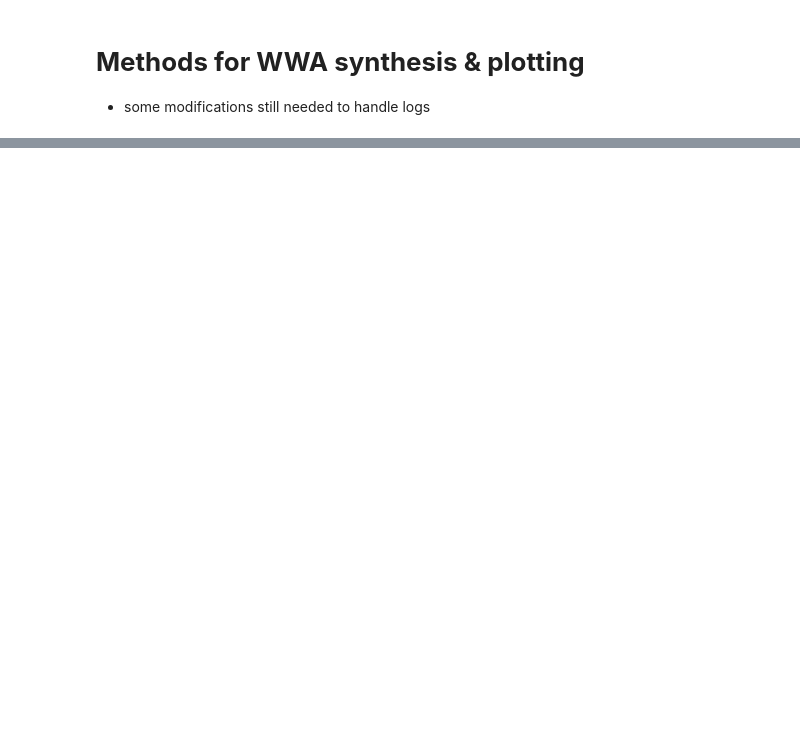
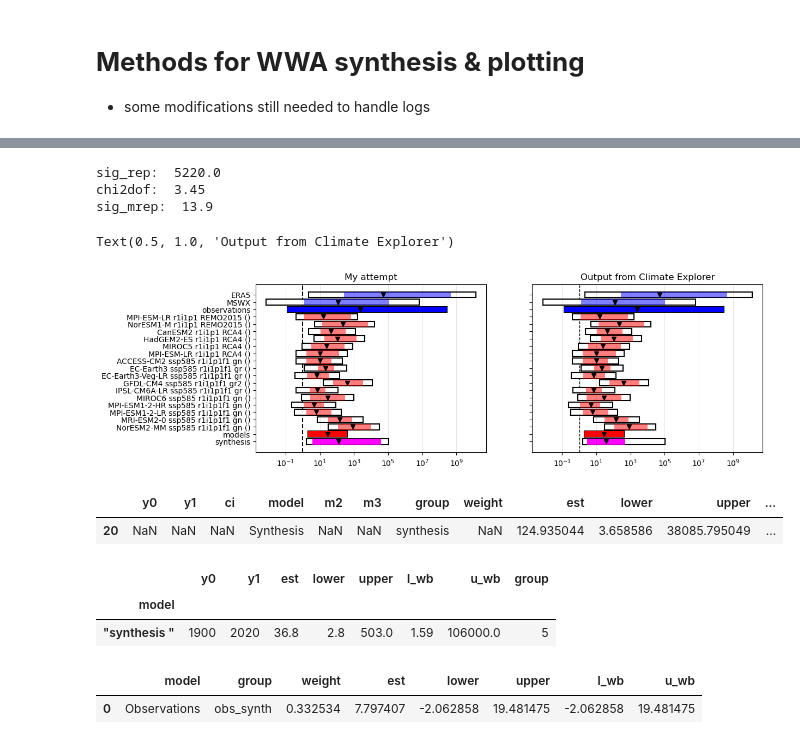
Before and after one commit to clairbarnes/wwa-current, a Jupyter notebook: 00_model-fitting-dev/synthesis/synthesis-python.ipynb, the cells around one changed output, grey strips where cells are left out. Saved outputs shown, nothing was run; the diff lists cells and outputs as text; code cells hidden in the pictures; blank space fills up the shorter version.

Commit message:
Logged synthesis still has some errors

```diff
--- a/00_model-fitting-dev/synthesis/synthesis-python.ipynb
+++ b/00_model-fitting-dev/synthesis/synthesis-python.ipynb
@@ -218,0 +220,29 @@ sig_mrep:  3.97
+# %%
+def plot_from_cx(fnm, ax = None, logged = False):
+
+    df = pd.read_fwf(fnm, comment = "#", header = None, widths = [5,5,12,12,12,12,12,4,99],
+                     names = ["y0", "y1", "est", "lower", "upper", "l_wb", "u_wb", "group", "model"], index_col = "model")
+
+    if not ax: fig, ax = plt.subplots(dpi = 100)
+
+    gcols = ["blue", "blue", "red", "red", "magenta"]
+    galpha = [0.5,1,0.5,1,1]
+
+    ax.grid(axis = "x", color = "k", alpha = 0.1, ls = "-", zorder = -99)
+
+    for k in range(len(df)):
+
+        r = df.iloc[k]
+        ax.add_patch(Rectangle((r.l_wb,-k-0.4), r.u_wb - r.l_wb, 0.8, edgecolor = "k", facecolor = "w", lw = 1.5))
+        ax.add_patch(Rectangle((r.lower,-k-0.4), r.upper - r.lower, 0.8, facecolor = gcols[int(r.group)-1], alpha = galpha[int(r.group)-1]))
+
+        ax.plot(r.est, -k, color = "k", marker = "v")
+
+    if logged:
+        ax.set_xscale('log')
+        ax.axvline(1, ls = "--", color = "k", lw = 1, zorder = -99)
+    else:
+        ax.axvline(0, ls = "--", color = "k", lw = 1, zorder = -99)
+
+    ax.set_yticks(range(0, -len(df), -1))
+    ax.set_yticklabels([re.sub('"', '', r).strip() for r in df.index])
@@ -218,0 +406,18 @@ sig_mrep:  3.97
+# %%
+fig, axs = plt.subplots(ncols = 2, sharey = True, sharex = True, figsize = (12,4))
+
+plot_synthesis(res, logged = True, ax = axs[0], add_space = False)
+axs[0].set_title("My attempt")
+
+plot_from_cx("pr_synth_out.txt", logged = True, ax = axs[1])
+axs[1].set_title("Output from Climate Explorer")
+
+# representation uncertainty (2&sigma;) factor    0.522E+04
+# model chi2/dof =      3.455
+# model uncertainty (2&sigma;) factor     13.9
+# %% [output]
+sig_rep:  5220.0
+chi2dof:  3.45
+sig_mrep:  13.9
+Text(0.5, 1.0, 'Output from Climate Explorer')
+[figure, added]
@@ -218,0 +445,11 @@ sig_mrep:  3.97
+# %%
+synth_res.loc[synth_res.group == "synthesis"]
+# %% [output]
+|  | y0 | y1 | ci | model | m2 | m3 | group | weight | est | lower | upper | ... |
+| 20 | NaN | NaN | NaN | Synthesis | NaN | NaN | synthesis | NaN | 124.935044 | 3.658586 | 38085.795049 | ... |
+# %%
+df_out.loc[df_out.group == 5]
+# %% [output]
+|  | y0 | y1 | est | lower | upper | l_wb | u_wb | group |
+| model |  |  |  |  |  |  |  |  |
+| "synthesis " | 1900 | 2020 | 36.8 | 2.8 | 503.0 | 1.59 | 106000.0 | 5 |
@@ -218,0 +458,5 @@ sig_mrep:  3.97
+# %%
+obs_synth
+# %% [output]
+|  | model | group | weight | est | lower | upper | l_wb | u_wb |
+| 0 | Observations | obs_synth | 0.332534 | 7.797407 | -2.062858 | 19.481475 | -2.062858 | 19.481475 |
```
Also changed, not shown: parts of 24 cells of this notebook.
